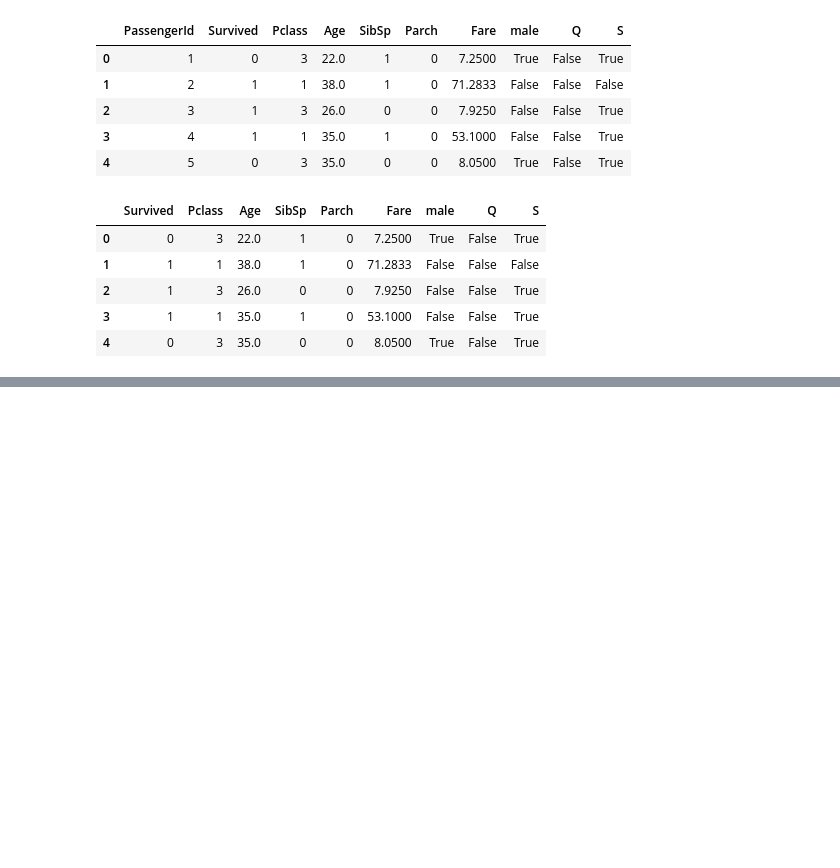
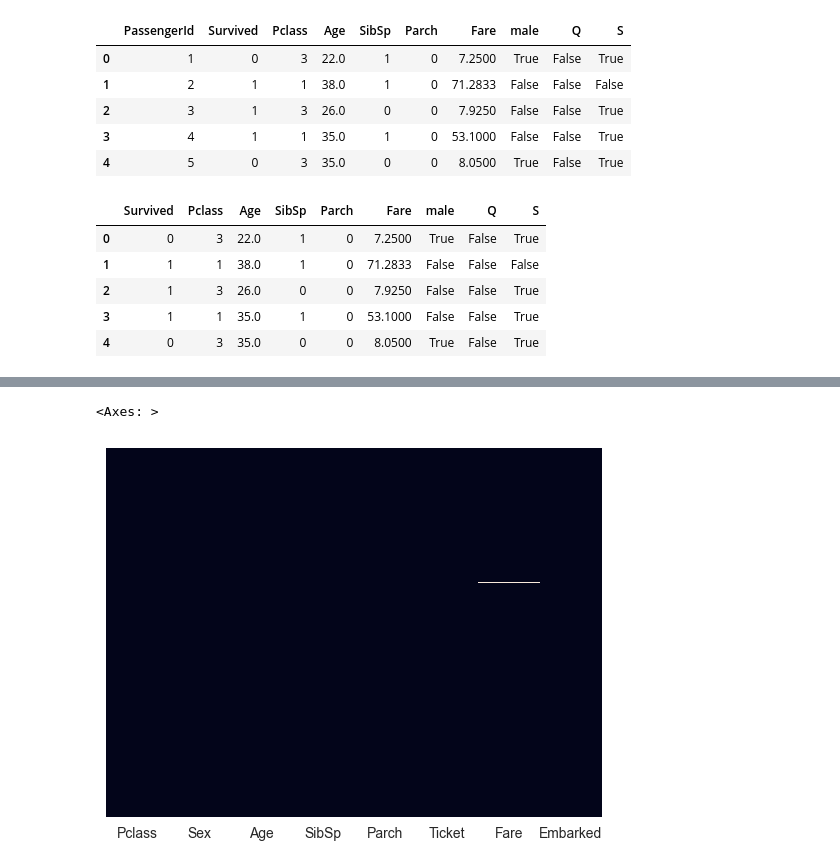
Before and after one commit to farzamasadian/udemy-ml-practice, a Jupyter notebook: logistic_regression.ipynb, the cells around one changed output, grey strips where cells are left out. Drawn from its saved outputs; the diff is of its cells as text; code cells hidden in the pictures; blank space fills up the shorter version.

```diff
--- a/logistic_regression.ipynb
+++ b/logistic_regression.ipynb
@@ -198,0 +250,21 @@ train.head()
+# %%
+def impute_age_test(cols):
+    Age = cols[0]
+    Pclass = cols[1]
+
+    if pd.isnull(Age):
+        if Pclass == 1:
+            return 42
+        elif Pclass == 2:
+            return 27
+        else:
+            return 25
+    else:
+        return Age
+# %%
+test['Age'] = test[['Age', 'Pclass']].apply(impute_age_test, axis=1)
+# %%
+sns.heatmap(test.isna(),yticklabels=False,cbar=False)
+# %% [output]
+<Axes: >
+[figure, added]
```
Also changed, not shown: parts of 26 cells of this notebook.
